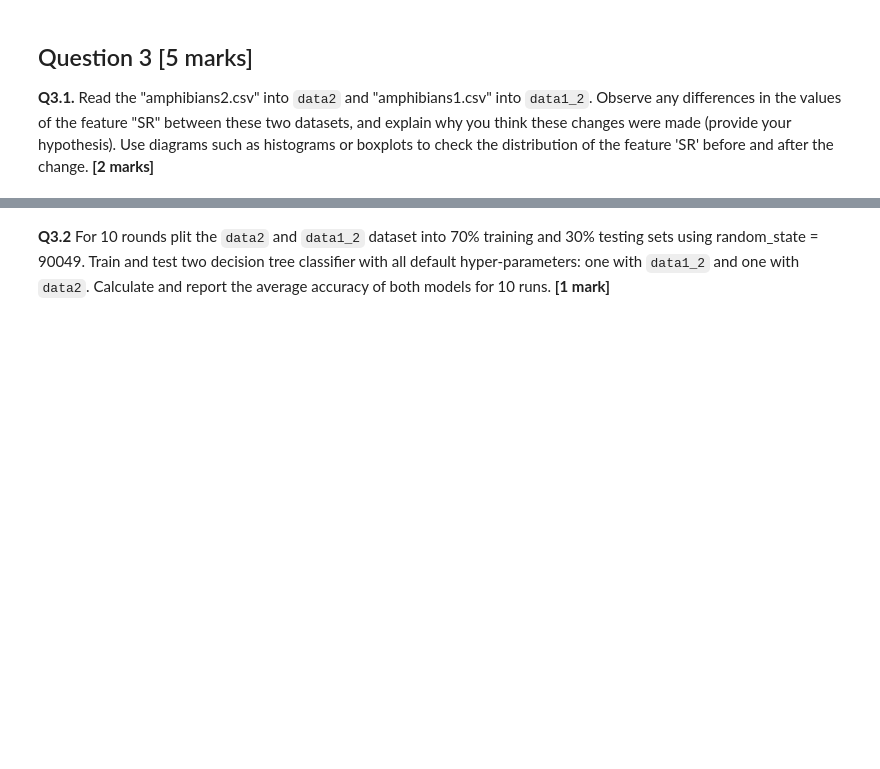
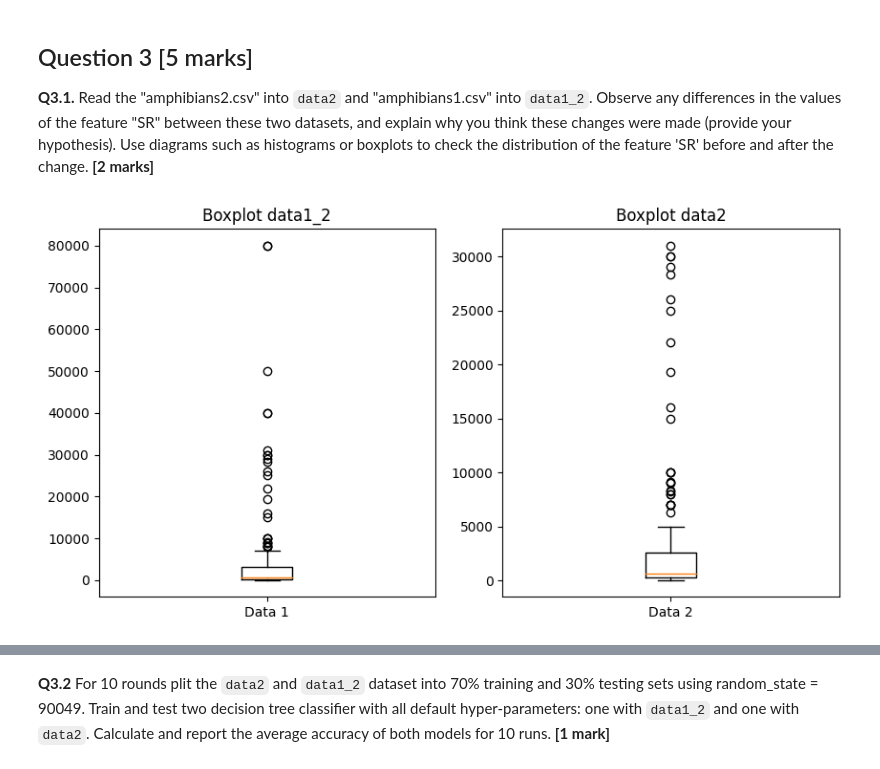
Before and after one commit to AugustRushG/MIT_IML_Assignment, a Jupyter notebook: a2/a2-2023-s1.ipynb, the cells around one changed output, grey strips where cells are left out. Drawn from its saved outputs; the diff is of its cells as text; code cells hidden in the pictures; blank space fills up the shorter version.

```diff
--- a/a2/a2-2023-s1.ipynb
+++ b/a2/a2-2023-s1.ipynb
@@ -202,4 +252,19 @@ data2 = pd.read_csv("amphibians2.csv")
 data1_2 = pd.read_csv("amphibians1.csv")
 # %%
 # your code here
+fig, (ax1, ax2) = plt.subplots(1, 2, figsize=(10, 5))
+sr_data2 = data2.iloc[:,0]
+sr_data1_2 = data1_2.iloc[:,0]
+
+ax1.boxplot(sr_data1_2)
+ax1.set_title("Boxplot data1_2")
+ax1.set_xticklabels(['Data 1'])
+
+ax2.boxplot(sr_data2)
+ax2.set_title("Boxplot data2")
+ax2.set_xticklabels(['Data 2'])
+
+plt.show()
+# %% [output]
+[figure, added]
 # %% [markdown]
```
Also changed, not shown: parts of 7 cells of this notebook.
